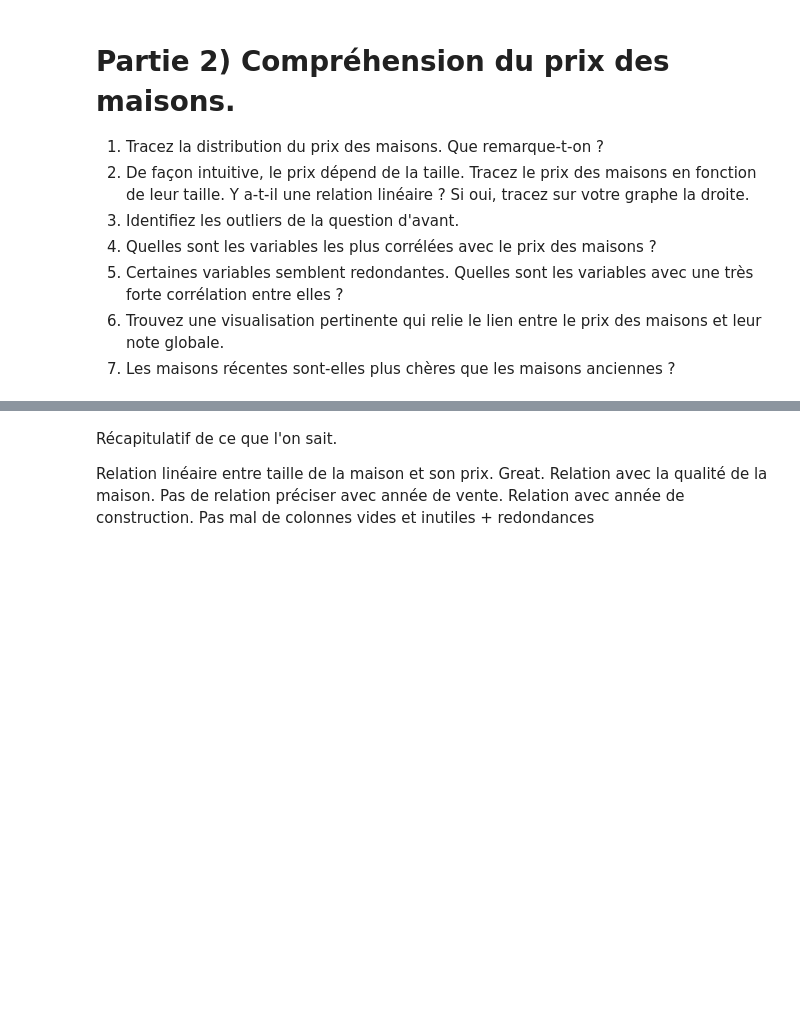
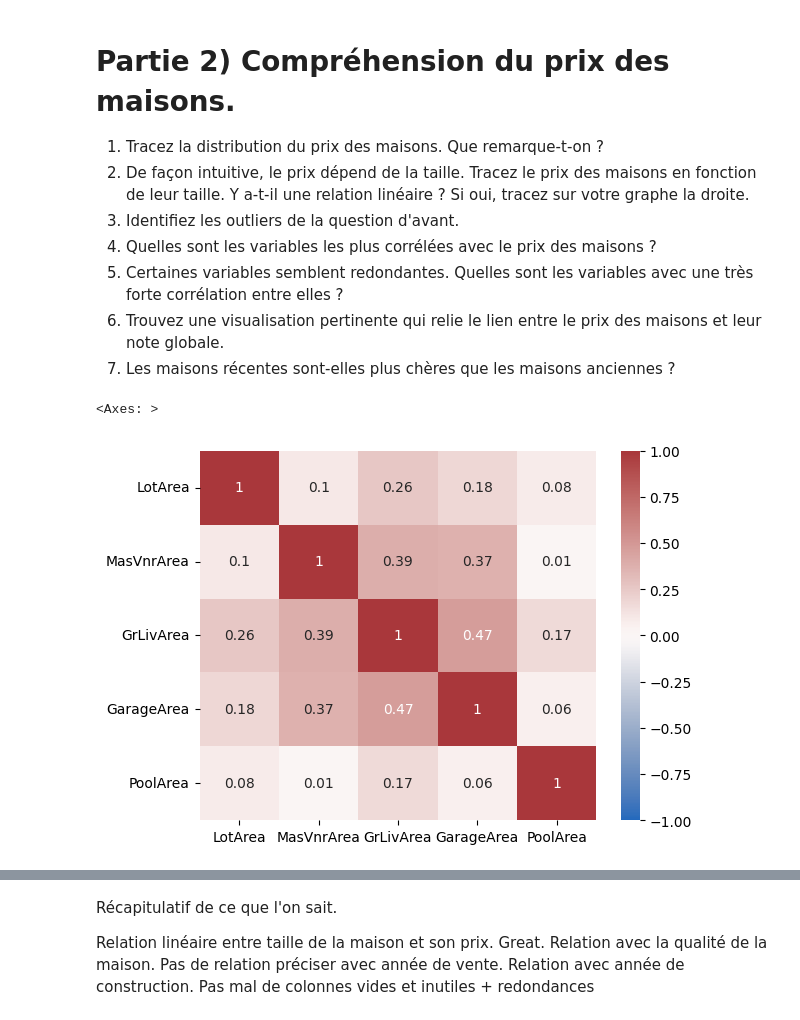
Before and after one commit to citrontruc/Exercice2HousePrice, a Jupyter notebook: Correction_house_analysis.ipynb, the cells around one changed output, grey strips where cells are left out. Saved outputs shown, nothing was run; the diff lists cells and outputs as text; code cells hidden in the pictures; blank space fills up the shorter version.

```diff
--- a/Correction_house_analysis.ipynb
+++ b/Correction_house_analysis.ipynb
@@ -67,0 +127,15 @@ print(f"On possède {len(list_col_identical)} colonnes avec 90 % des valeurs ide
+# %%
+# Première constatation : Afin d'avoir un peu de lisibilité, on applique un log à la valeur.
+# On constate que le résultat est plus immédiatement séparable.
+train_house["logPrice"] = train_house["SalePrice"].apply(lambda x : np.log10(x+1))
+fig = px.histogram(train_house, x="logPrice", marginal="box", title = "Nombre de maisons par prix (log de prix utilisé)")
+fig.add_vline(x=train_house["logPrice"].mean(), line_width=3, line_dash="dash", line_color="red")
+fig.add_vline(x=train_house["logPrice"].median(), line_width=3, line_dash="dash", line_color="green")
+fig.show()
+# %%
+col_taille = [my_col for my_col in train_house.columns if "Area" in my_col]
+matrix = train_house[col_taille].corr().round(2)
+sns.heatmap(matrix, annot=True, vmax=1, vmin=-1, center=0, cmap='vlag')
+# %% [output]
+<Axes: >
+[figure, added]
```
Also changed, not shown: parts of 30 cells of this notebook.
